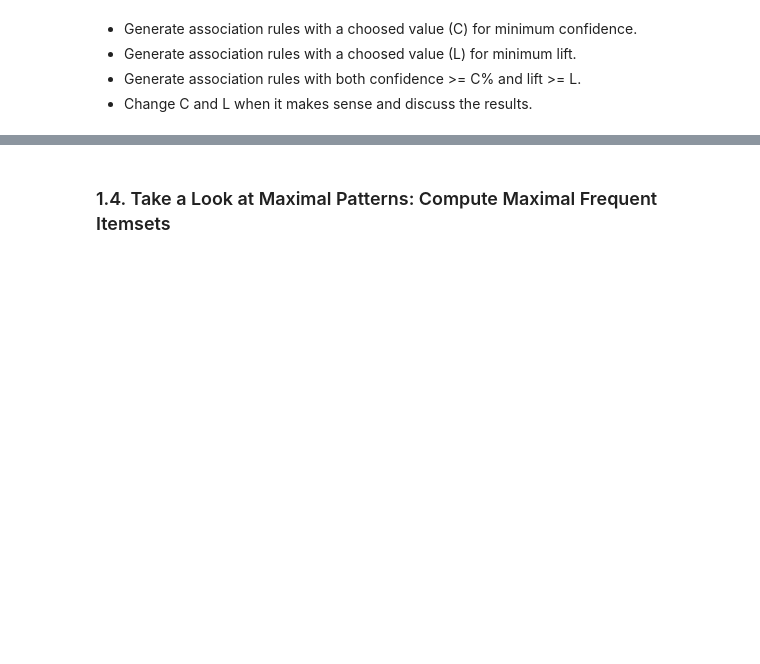
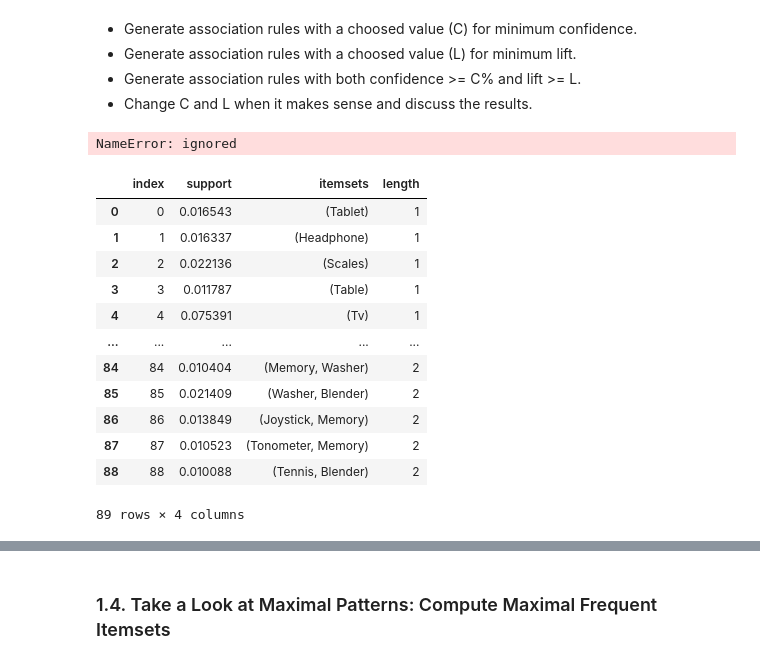
Before and after one commit to flpsantos3/PD_01, a Jupyter notebook: PD_202021_P1.ipynb, the cells around one changed output, grey strips where cells are left out. Cells and saved outputs as stored; diff of their text form; code cells hidden in the pictures; blank space fills up the shorter version.

```diff
--- a/PD_202021_P1.ipynb
+++ b/PD_202021_P1.ipynb
@@ -466,3 +440,30 @@ rules_click
 * Generate association rules with a choosed value (L) for minimum lift.
 * Generate association rules with both confidence >= C% and lift >= L.
 * Change C and L when it makes sense and discuss the results.
+# %%
+# Generate association rules with confidence >= 90%
+rules_buy = association_rules(frequent_itemsets_fpg_buy, metric = "confidence", min_threshold=0.90)
+rules_buy
+# %% [output]
+NameError: ignored
+# %%
+#clicks
+frequent_itemsets_fpg_click=fpgrowth(binary_database_click, min_support=0.01,use_colnames=True)
+frequent_itemsets_fpg_click['length'] = frequent_itemsets_fpg_click['itemsets'].apply(lambda x: len(x))
+#frequent_itemsets_fpg_click = frequent_itemsets_fpg_click[ (frequent_itemsets_fpg_click['support'] >= 0.1) & (frequent_itemsets_fpg_click['length'] == 1)]
+frequent_itemsets_fpg_click = frequent_itemsets_fpg_click[(frequent_itemsets_fpg_click['length'] >=1)].reset_index()
+frequent_itemsets_fpg_click
+# %% [output]
+|  | index | support | itemsets | length |
+| 0 | 0 | 0.016543 | (Tablet) | 1 |
+| 1 | 1 | 0.016337 | (Headphone) | 1 |
+| 2 | 2 | 0.022136 | (Scales) | 1 |
+| 3 | 3 | 0.011787 | (Table) | 1 |
+| 4 | 4 | 0.075391 | (Tv) | 1 |
+| ... | ... | ... | ... | ... |
+| 84 | 84 | 0.010404 | (Memory, Washer) | 2 |
+| 85 | 85 | 0.021409 | (Washer, Blender) | 2 |
+| 86 | 86 | 0.013849 | (Joystick, Memory) | 2 |
+| 87 | 87 | 0.010523 | (Tonometer, Memory) | 2 |
+| 88 | 88 | 0.010088 | (Tennis, Blender) | 2 |
+89 rows × 4 columns
```
Also changed, not shown: parts of 25 cells of this notebook.
